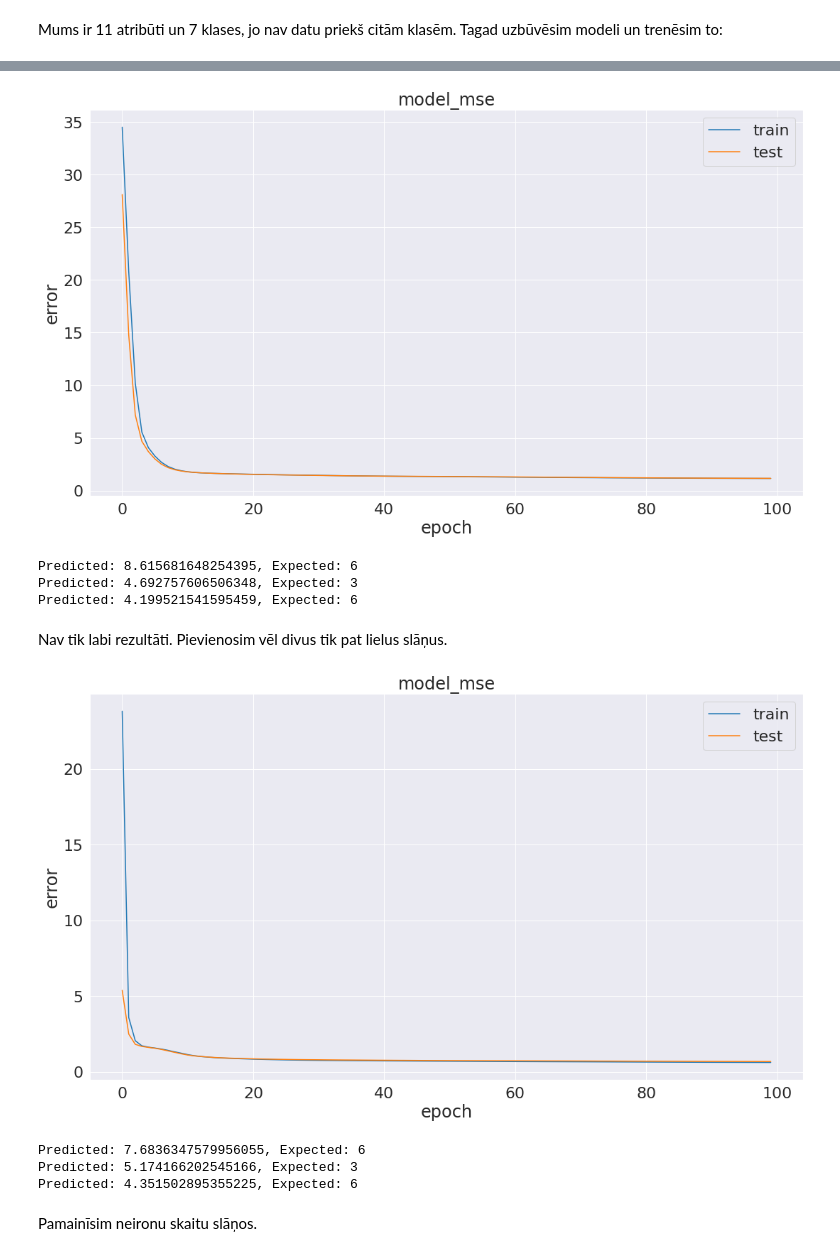
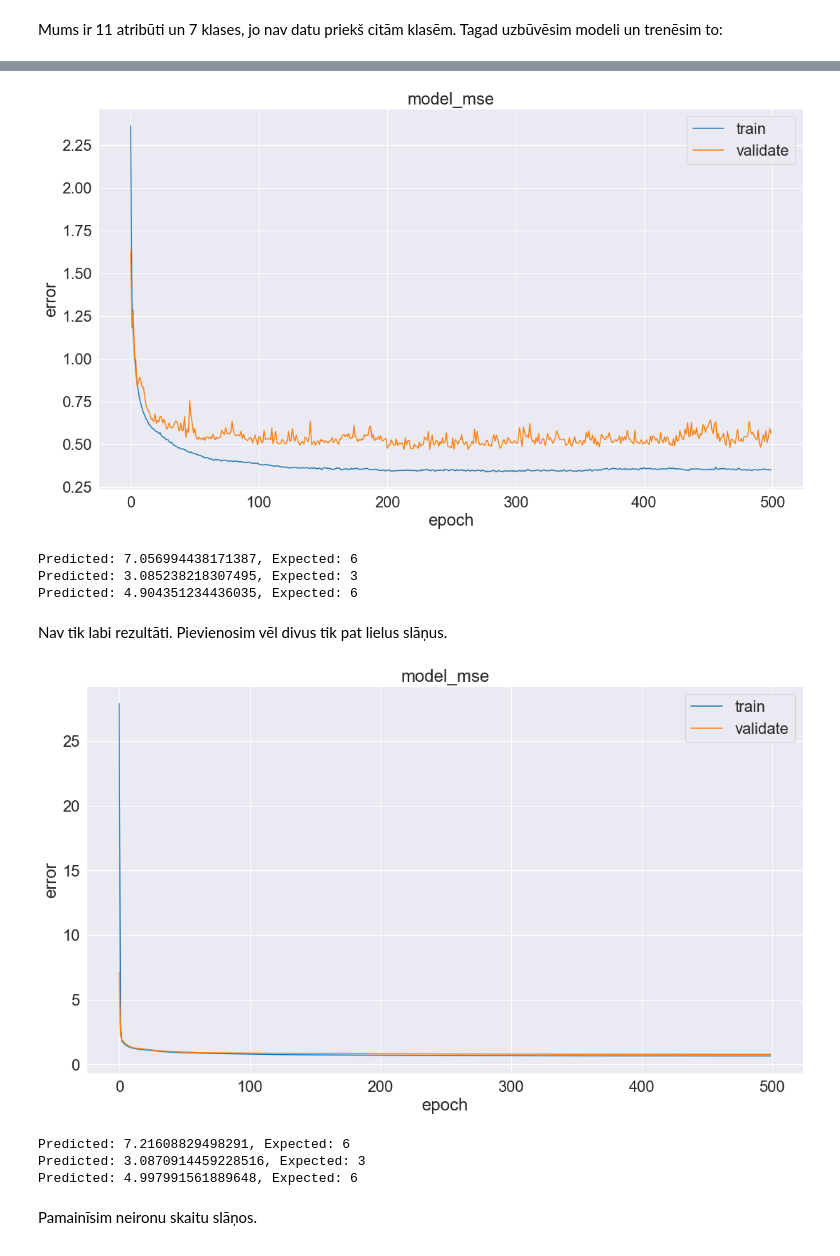
Before and after one commit to kamikaze/rtu-ai, a Jupyter notebook: homework02.ipynb, the cells around one changed output, grey strips where cells are left out. Saved outputs shown, nothing was run; the diff lists cells and outputs as text; code cells hidden in the pictures.

```diff
--- a/homework02.ipynb
+++ b/homework02.ipynb
@@ -184,8 +170,8 @@ Te ir redzams, ka "alcohol" ietekmē kvalitāti visvairāk, tātad tas ir svār
 ## Datu sadalīšana apmācības un pārbaudes kopās
 # %%
 samples = data.copy()
-# samples.pop('free sulfur dioxide')
-# samples.pop('citric acid')
+samples.pop('free sulfur dioxide')
+samples.pop('citric acid')
 qualities = samples.pop('quality')
 # %% [markdown]
 ### Klašu vērtību balansēšana
@@ -227,9 +213,9 @@ def build_model(input_count: int, normalizer):
         tf.keras.layers.Dense(1)
     ])
 
-    adam = tf.keras.optimizers.Adam(learning_rate=0.0005)
+    optimizer = tf.keras.optimizers.RMSprop(learning_rate=0.001)
 
-    model.compile(loss='mse', optimizer=adam, metrics=['mse'])
+    model.compile(loss='mse', optimizer=optimizer, metrics=['mse'])
 
     return model
 # %%
@@ -248,7 +234,7 @@ def plot_history(history):
     plt.title('model_mse')
     plt.ylabel('error')
     plt.xlabel('epoch')
-    plt.legend(['train', 'test'], loc='best')
+    plt.legend(['train', 'validate'], loc='best')
     plt.show()
 # %%
 def evaluate_model(model, samples, qualities, epochs=100):
@@ -258,7 +244,7 @@ def evaluate_model(model, samples, qualities, epochs=100):
     samples_test = tf.convert_to_tensor(samples_test)
     qualities_train = tf.convert_to_tensor(qualities_train)
     qualities_test = tf.convert_to_tensor(qualities_test)
-    history = model.fit(samples_train, qualities_train, validation_data=(samples_test, qualities_test), shuffle=False,
+    history = model.fit(samples_train, qualities_train, validation_split=0.2, shuffle=False,
                         epochs=epochs, verbose=0)
     plot_history(history)
     result = model.predict(samples_test)
@@ -275,12 +259,12 @@ normalizer.adapt(tensor_samples)
 del tensor_samples
 # %%
 model = build_model(attr_count, normalizer)
-evaluate_model(model, samples, qualities, epochs=100)
+evaluate_model(model, samples, qualities, epochs=500)
 # %% [output]
-[figure, old version]
+[figure, new version]
-Predicted: 8.615681648254395, Expected: 6
-Predicted: 4.692757606506348, Expected: 3
-Predicted: 4.199521541595459, Expected: 6
+Predicted: 7.056994438171387, Expected: 6
+Predicted: 3.085238218307495, Expected: 3
+Predicted: 4.904351234436035, Expected: 6
 # %% [markdown]
 Nav tik labi rezultāti. Pievienosim vēl divus tik pat lielus slāņus.
 # %%
@@ -301,12 +285,12 @@ def build_model(input_count: int, normalizer):
     return model
 # %%
 model = build_model(attr_count, normalizer)
-evaluate_model(model, samples, qualities, epochs=100)
+evaluate_model(model, samples, qualities, epochs=500)
 # %% [output]
-[figure, old version]
+[figure, new version]
-Predicted: 7.6836347579956055, Expected: 6
-Predicted: 5.174166202545166, Expected: 3
-Predicted: 4.351502895355225, Expected: 6
+Predicted: 7.21608829498291, Expected: 6
+Predicted: 3.0870914459228516, Expected: 3
+Predicted: 4.997991561889648, Expected: 6
 # %% [markdown]
 Pamainīsim neironu skaitu slāņos.
 # %%
```
Also changed, not shown: parts of 17 cells of this notebook.
